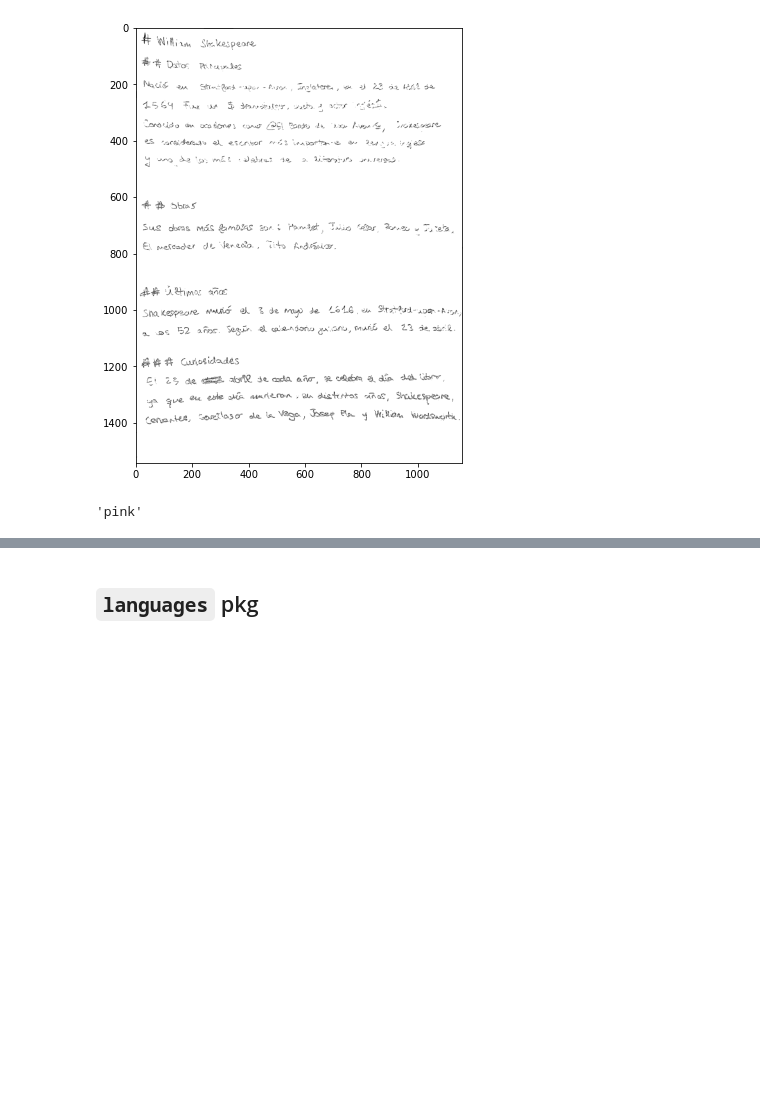
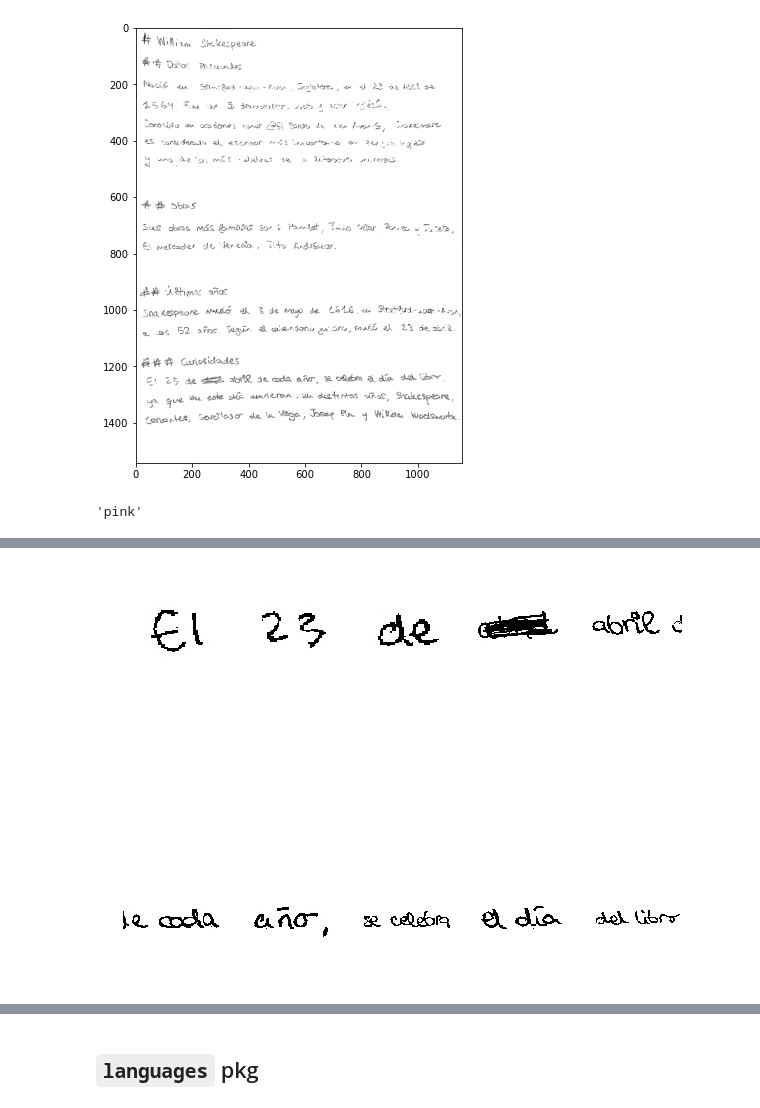
Before and after one commit to espetro/text-processing-old, a Jupyter notebook: testing.ipynb, the cells around one changed output, grey strips where cells are left out. Drawn from its saved outputs; the diff is of its cells as text; code cells hidden in the pictures; blank space fills up the shorter version.

```diff
--- a/testing.ipynb
+++ b/testing.ipynb
@@ -176,0 +219,16 @@ model.predict(new_color)
+# %%
+from preproc import WordSegmentation
+
+line, params = lines[-3]
+
+splitter = WordSegmentation(line, params)
+words = splitter.get_words()
+# %%
+fig, axes = plt.subplots(2, len(words) // 2)
+axes = axes.flatten()
+
+for i, (wrd, _) in enumerate(words):
+    axes[i].imshow(wrd, cmap="gray")
+    axes[i].axis("off")
+# %% [output]
+[figure, added]
```
Also changed, not shown: parts of 13 cells of this notebook, 21 other files.
